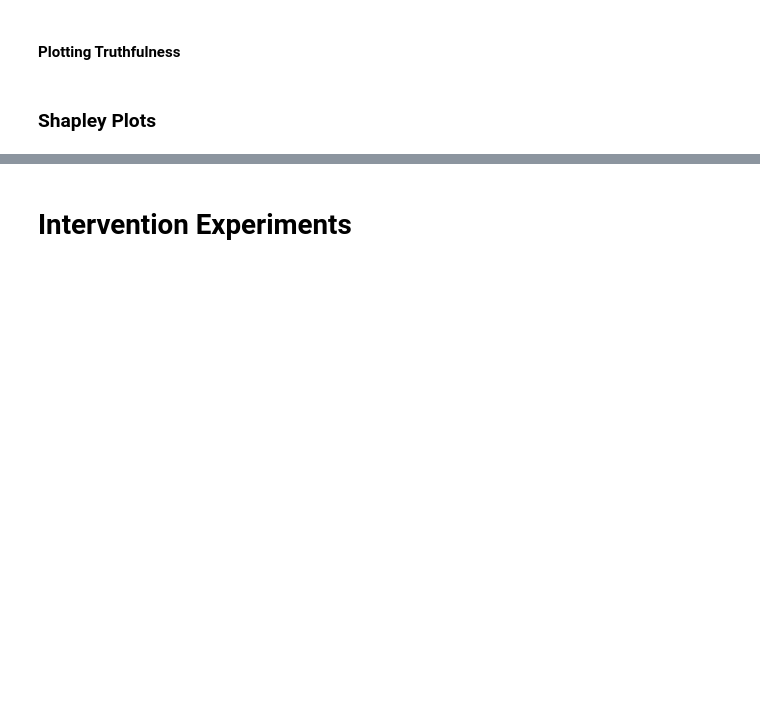
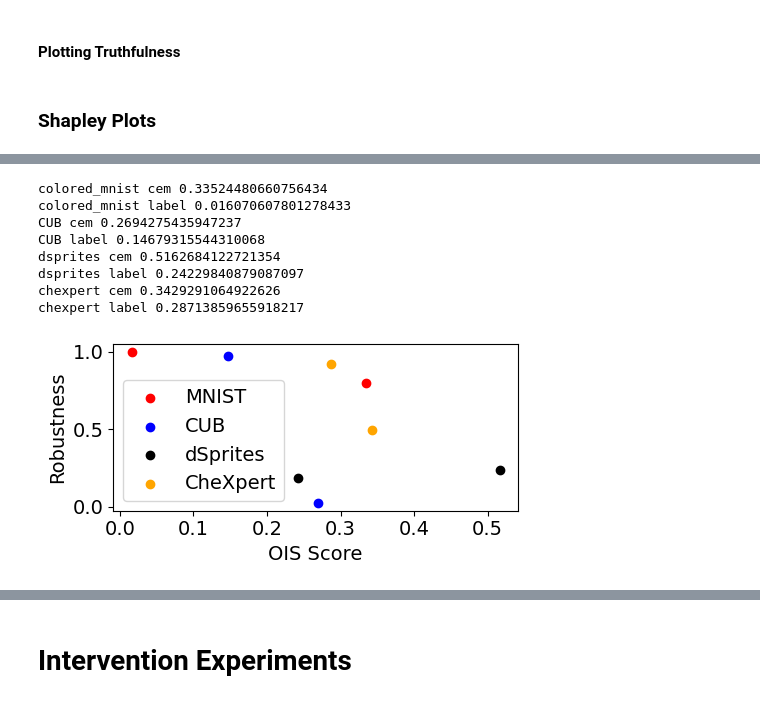
Before and after one commit to naveenr414/Concept-Learning, a Jupyter notebook: scripts/Plotting.ipynb, the cells around one changed output, grey strips where cells are left out. Saved outputs shown, nothing was run; the diff lists cells and outputs as text; code cells hidden in the pictures; blank space fills up the shorter version.

```diff
--- a/scripts/Plotting.ipynb
+++ b/scripts/Plotting.ipynb
@@ -605,0 +656,63 @@ plt.show()
+# %%
+plt.figure(figsize=(5,2.5))
+datasets = ["CUB","colored_mnist","dsprites","chexpert"]
+ois_values = {}
+
+for d in datasets:
+    obj = json.load(open("results/evaluation/ois/{}.json".format(d.lower().replace("colored_mnist","mnist"))))
+    ois_values[d] = obj
+
+avg_by_dataset_value = {}
+
+for d in datasets:
+    avg_by_dataset_value[d] = {'cem': [], 'label': []}
+    for seed in [43,44,45]:
+        for key in avg_by_dataset_value[d]:
+            avg_by_dataset_value[d][key].append(ois_values[d][str(seed)][key])
+    for key in avg_by_dataset_value[d]:
+        avg_by_dataset_value[d][key] = (np.mean(avg_by_dataset_value[d][key]),np.std(avg_by_dataset_value[d][key] ))
+
+avg_by_dataset_value_robustness = {}
+
+for d in datasets:
+    avg_by_dataset_value_robustness[d] = {'cem': 0, 'label': 0}
+
+    for m in avg_by_dataset_value[d]:
+        file_name = "results/evaluation/{}/{}_{}.txt".format(d,d.lower().replace("colored_",""),m)
+        f = open(file_name).read().split("\n")
+        f = [i for i in f if 'Robustness' in i][0]
+        f = eval(f.split(": ")[1])
+        mean, std = f
+        avg_by_dataset_value_robustness[d][m] = 1-mean
+
+colors = ['red','blue','black','orange']
+labels = ['MNIST','CUB','dSprites','CheXpert']
+
+for i,d in enumerate(['colored_mnist','CUB','dsprites','chexpert']):
+    scatter_x = []
+    scatter_y = []
+
+    for m in avg_by_dataset_value[d]:
+        print(d,m,avg_by_dataset_value[d][m][0])
+        scatter_x.append(avg_by_dataset_value[d][m][0])
+        scatter_y.append(avg_by_dataset_value_robustness[d][m])
+        color_list.append(colors[i])
+        labels_list.append(labels[i])
+    plt.scatter(scatter_x,scatter_y,c=colors[i],label=labels[i])
+plt.ylabel("Robustness",fontsize=14)
+plt.xticks(fontsize=14)
+plt.xlabel("OIS Score",fontsize=14)
+plt.yticks([0,0.5,1.0],fontsize=14)
+plt.legend(fontsize=14)
+plt.tight_layout()
+plt.savefig('figures/ois_scatter.pdf', dpi=300, bbox_inches='tight')
+# %% [output]
+colored_mnist cem 0.33524480660756434
+colored_mnist label 0.016070607801278433
+CUB cem 0.2694275435947237
+CUB label 0.14679315544310068
+dsprites cem 0.5162684122721354
+dsprites label 0.24229840879087097
+chexpert cem 0.3429291064922626
+chexpert label 0.28713859655918217
+[figure, added]
```
Also changed, not shown: parts of 9 cells of this notebook, 17 other files.
